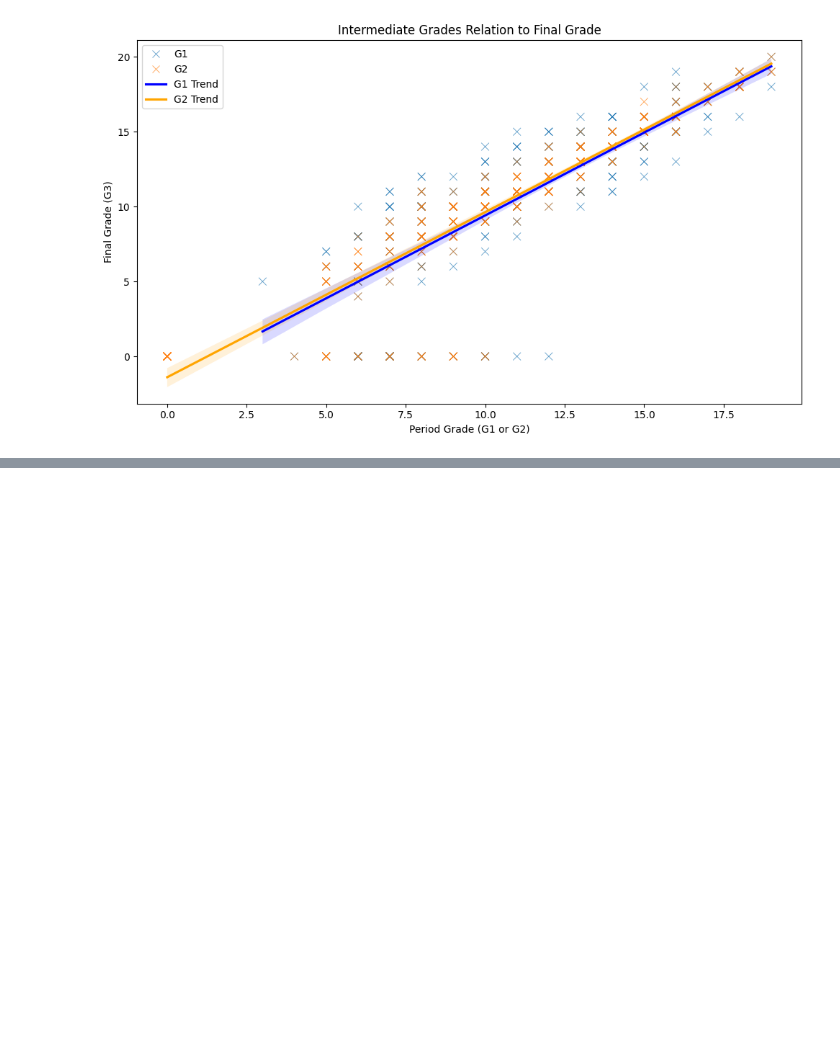
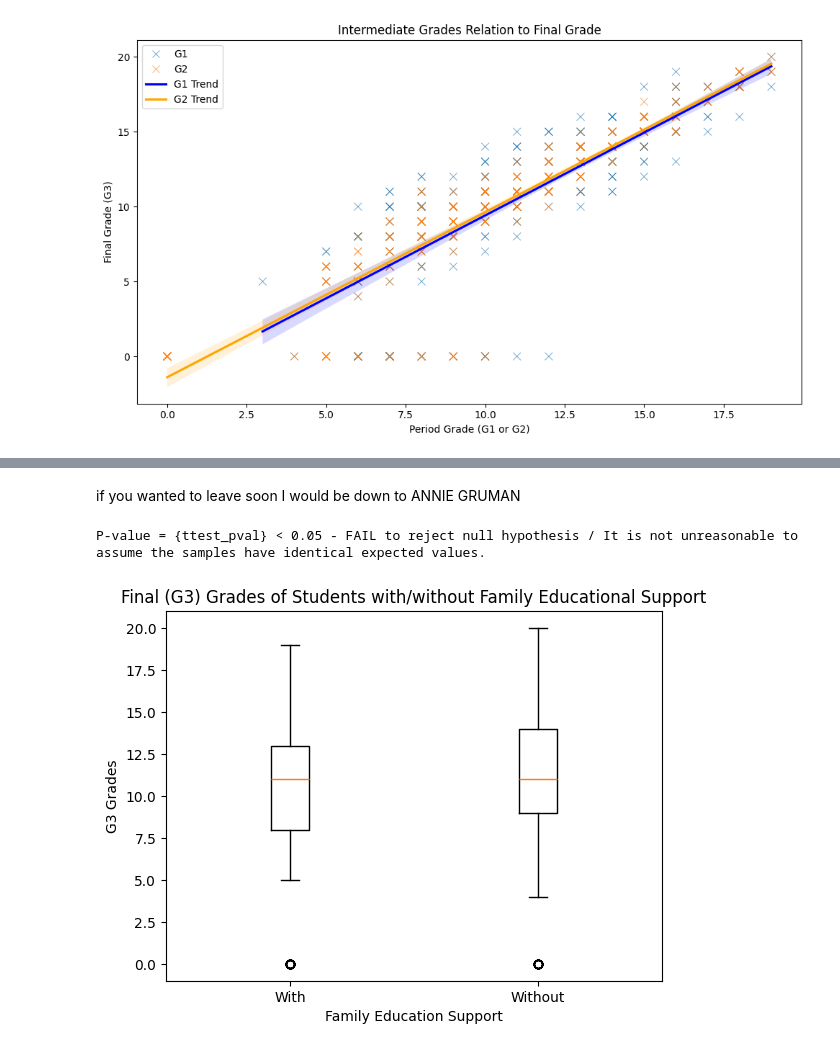
Before and after one commit to KevinTruong13/320_group_project, a Jupyter notebook: Final_Project/Project.ipynb, the cells around one changed output, grey strips where cells are left out. Saved outputs shown, nothing was run; the diff lists cells and outputs as text; code cells hidden in the pictures; blank space fills up the shorter version.

```diff
--- a/Final_Project/Project.ipynb
+++ b/Final_Project/Project.ipynb
@@ -236,0 +246,23 @@ We Reject Null Hypothesis 2 (P-Value < 0.05): True
+# %% [markdown]
+if you wanted to leave soon I would be down to ANNIE GRUMAN
+# %%
+sig_val = 0.05
+with_fam_sup = df[df['famsup'] == 'yes']['G3']
+without_fam_sup = df[df['famsup'] == 'no']['G3']
+
+# Two-tailed Welch's T-test
+ttest_pval = ttest_ind(with_fam_sup, without_fam_sup, axis=0, equal_var=False)
+
+print('P-value = {ttest_pval} < 0.05 - FAIL to reject null hypothesis / It is not unreasonable to assume the samples have identical expected values.')
+# %% [output]
+P-value = {ttest_pval} < 0.05 - FAIL to reject null hypothesis / It is not unreasonable to assume the samples have identical expected values.
+# %%
+fig, ax0 = plt.subplots()
+ax0.boxplot([with_fam_sup, without_fam_sup])
+plt.title('Final (G3) Grades of Students with/without Family Educational Support')
+plt.xlabel("Family Education Support")
+ax0.set_xticklabels(['With', 'Without'])
+plt.ylabel("G3 Grades")
+plt.show()
+# %% [output]
+[figure, added]
```
Also changed, not shown: parts of 3 cells of this notebook.
